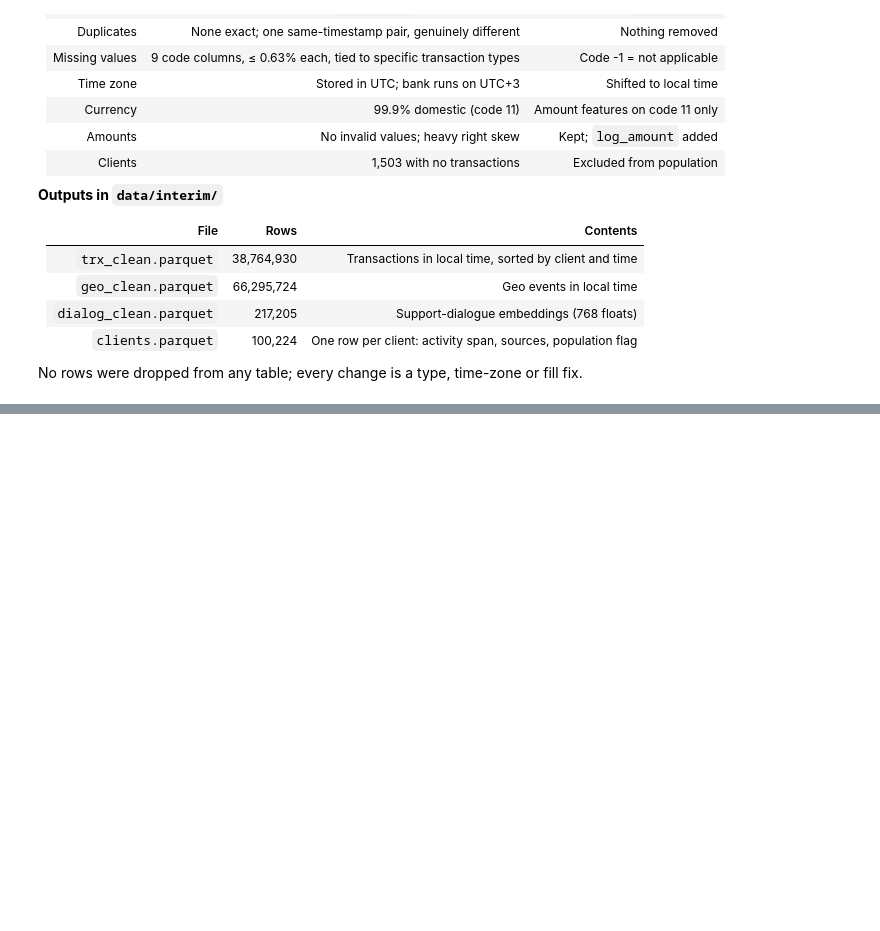
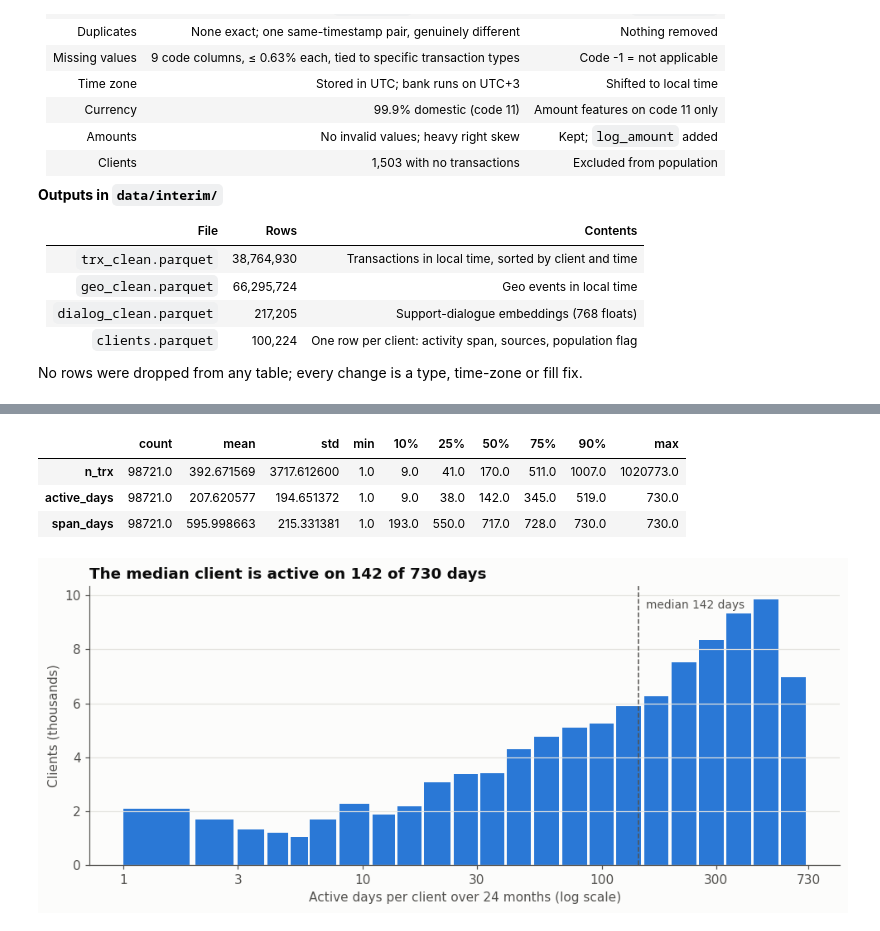
Before and after one commit to tintinWanyoike/084045_dsa_8401_capstone_project, a Jupyter notebook: notebook.ipynb, the cells around one changed output, grey strips where cells are left out. Drawn from its saved outputs; the diff is of its cells as text; code cells hidden in the pictures; blank space fills up the shorter version.

```diff
--- a/notebook.ipynb
+++ b/notebook.ipynb
@@ -1019,0 +1065,17 @@ No rows were dropped from any table; every change is a type, time-zone or fill f
+# %%
+per_client = (
+    active_days.group_by("client_key").agg(
+        pl.len().alias("active_days"),
+        pl.col("day").min().alias("first_day"),
+        pl.col("day").max().alias("last_day"),
+    )
+    .join(population.select("client_key", "n_trx"), on="client_key")
+    .with_columns(((pl.col("last_day") - pl.col("first_day")).dt.total_days() + 1).alias("span_days"))
+)
+per_client.select("n_trx", "active_days", "span_days").to_pandas().describe(
+    percentiles=[0.1, 0.25, 0.5, 0.75, 0.9]).T
+# %% [output]
+|  | count | mean | std | min | 10% | 25% | 50% | 75% | 90% | max |
+| n_trx | 98721.0 | 392.671569 | 3717.612600 | 1.0 | 9.0 | 41.0 | 170.0 | 511.0 | 1007.0 | 1020773.0 |
+| active_days | 98721.0 | 207.620577 | 194.651372 | 1.0 | 9.0 | 38.0 | 142.0 | 345.0 | 519.0 | 730.0 |
+| span_days | 98721.0 | 595.998663 | 215.331381 | 1.0 | 193.0 | 550.0 | 717.0 | 728.0 | 730.0 | 730.0 |
@@ -1019,0 +1084,34 @@ No rows were dropped from any table; every change is a type, time-zone or fill f
+# %%
+BLUE, ORANGE = "#2a78d6", "#eb6834"
+INK, INK_2, GRID = "#0b0b0b", "#52514e", "#e4e3df"
+plt.rcParams.update({
+    "figure.figsize": (9, 4), "figure.dpi": 110, "figure.facecolor": "#fcfcfb",
+    "axes.facecolor": "#fcfcfb", "axes.edgecolor": INK_2, "axes.labelcolor": INK_2,
+    "axes.titlesize": 12, "axes.titleweight": "bold", "axes.titlecolor": INK,
+    "axes.titlelocation": "left", "axes.spines.top": False, "axes.spines.right": False,
+    "axes.grid": True, "axes.grid.axis": "y", "grid.color": GRID, "grid.linewidth": 0.8,
+    "xtick.color": INK_2, "ytick.color": INK_2, "legend.frameon": False,
+})
+# %%
+x = per_client["active_days"].to_numpy()
+# Log-spaced bins on whole days, so small counts (1, 2, 3 days) do not leave empty bins
+edges = np.unique(np.round(np.logspace(0, np.log10(x.max() + 1), 26)))
+counts, edges = np.histogram(x, bins=edges)
+
+fig, ax = plt.subplots()
+ax.bar(edges[:-1], counts / 1e3, width=np.diff(edges) * 0.88, align="edge", color=BLUE)
+ax.set_xscale("log")
+ticks = [1, 3, 10, 30, 100, 300, 730]
+ax.set_xticks(ticks, [str(t) for t in ticks])
+ax.xaxis.set_minor_locator(mticker.NullLocator())
+ax.set_xlabel("Active days per client over 24 months (log scale)")
+ax.set_ylabel("Clients (thousands)")
+median = per_client["active_days"].median()
+ax.axvline(median, color=INK_2, lw=1, ls="--")
+ax.annotate(f"median {median:.0f} days", (median, ax.get_ylim()[1] * 0.92),
+            xytext=(6, 0), textcoords="offset points", color=INK_2, fontsize=9)
+ax.set_title(f"The median client is active on {median:.0f} of 730 days")
+plt.tight_layout()
+plt.show()
+# %% [output]
+[figure, added]
```
Also changed, not shown: parts of 38 cells of this notebook.
